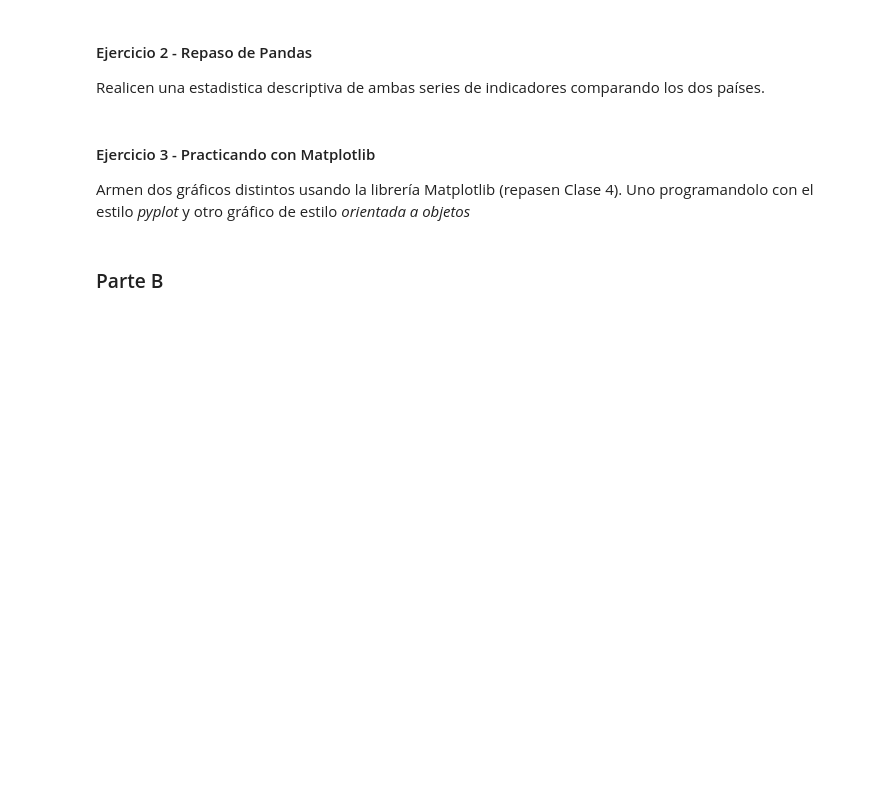
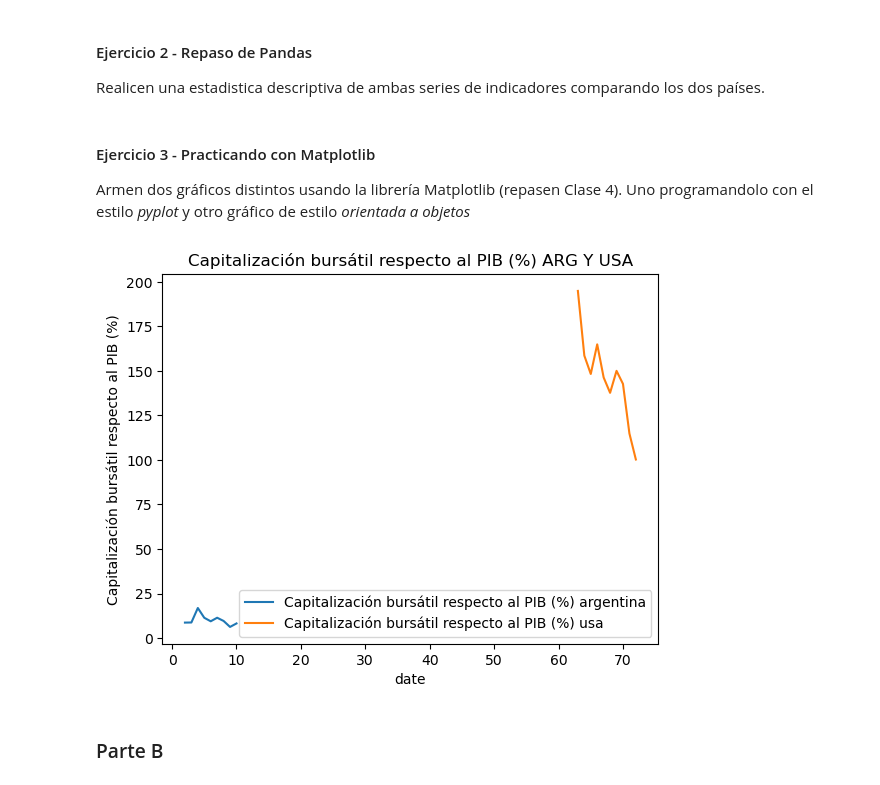
Before and after one commit to Eleconomistagus/-BigDataUBA-Grupo-25, a Jupyter notebook: TPs/TP1_Jugando con APIS y Webscrapping/TP1-UBA.ipynb, the cells around one changed output. Saved outputs shown, nothing was run; the diff lists cells and outputs as text; code cells hidden in the pictures; blank space fills up the shorter version.

```diff
--- a/TPs/TP1_Jugando con APIS y Webscrapping/TP1-UBA.ipynb
+++ b/TPs/TP1_Jugando con APIS y Webscrapping/TP1-UBA.ipynb
@@ -97,3 +94,19 @@ Armen dos gráficos distintos usando la librería Matplotlib (repasen Clase 4).
+# %%
+# Resolver acá estilo pyplot
+import matplotlib.pyplot as plt
+# Definimos  vectores  de datos  para  serie 1 (Capitalización bursátil respecto al PIB (%))
+x1 = df_argentina[df_argentina["country"]=="Argentina"]["Capitalización bursátil respecto al PIB (%)"]
+y1 = df_usa[df_usa["country"]=="United States"]["Capitalización bursátil respecto al PIB (%)"]
+plt.plot(x1, label="Capitalización bursátil respecto al PIB (%) argentina") # serie 1
+plt.plot(y1, label="Capitalización bursátil respecto al PIB (%) usa") # serie 2
+# Modifico  labels
+plt.xlabel("date")
+plt.ylabel("Capitalización bursátil respecto al PIB (%)")
+plt.title("Capitalización bursátil respecto al PIB (%) ARG Y USA")
+plt.legend()
+plt.show()
+# %% [output]
+[figure, added]
 # %%
 # Resolver acá estilo orientado-objetos
 # Tip: aprovechar este estilo de programar una figura para hacerlo más lindo
```
Also changed, not shown: parts of 2 cells of this notebook.
